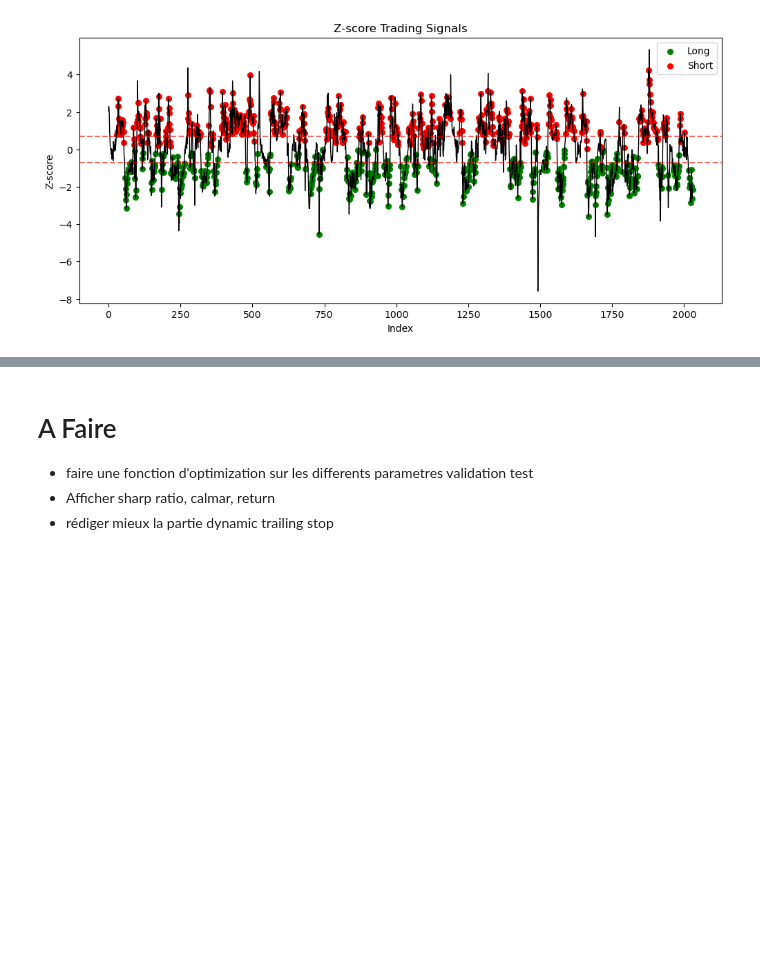
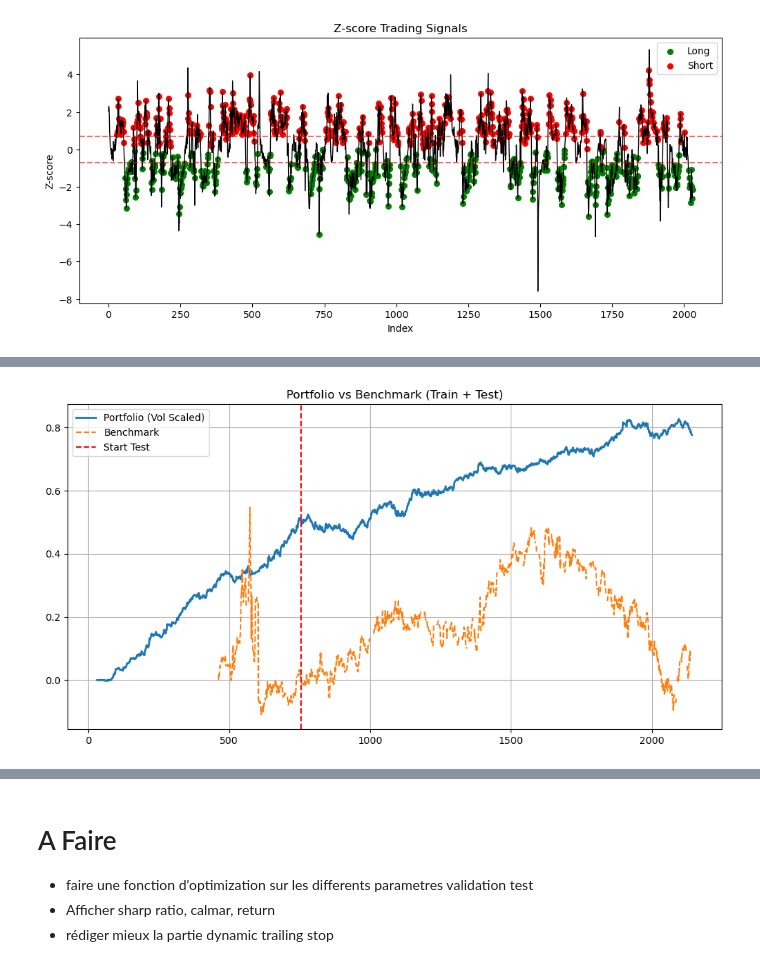
Before and after one commit to NatachaGsn/rice-trading-project, a Jupyter notebook: Trading_game2.ipynb, the cells around one changed output, grey strips where cells are left out. Drawn from its saved outputs; the diff is of its cells as text; code cells hidden in the pictures; blank space fills up the shorter version.

```diff
--- a/Trading_game2.ipynb
+++ b/Trading_game2.ipynb
@@ -667,0 +709,97 @@ plot_zscore_signals(df_res)
+# %%
+import pandas as pd
+import numpy as np
+import matplotlib.pyplot as plt
+
+returns_dict = {}
+split_index_ref = None
+
+# =========================
+# 1. Collect returns
+# =========================
+
+for pair, Y in pairs_Y.items():
+
+    params = best_params_all[pair]
+
+    res = run_strategy(
+        Y,
+        lookback=params["lookback"],
+        L_v=params["L_v"],
+        k=params["k"],
+        threshold=params["threshold"],
+        transaction_cost=0.0,
+        split=0.6,
+        base_stop=params["base_stop"],
+        exit_band=params["exit_band"]
+    )
+
+    returns = res["returns"]
+    split_idx = res["split_index"]
+
+    time_index = Y.index[-len(returns):]
+
+    returns_dict[f"{pair[0]}-{pair[1]}"] = pd.Series(returns, index=time_index)
+
+    if split_index_ref is None:
+        split_index_ref = split_idx
+
+# =========================
+# 2. Align all returns
+# =========================
+
+df_returns = pd.DataFrame(returns_dict)
+
+# =========================
+# 3. Volatility scaling (TRAIN ONLY)
+# =========================
+
+train_returns = df_returns.iloc[:split_index_ref]
+
+vols = train_returns.std()
+
+weights = 1 / vols
+weights = weights / weights.sum()
+
+# =========================
+# 4. Portfolio returns
+# =========================
+
+portfolio_returns = df_returns.mul(weights, axis=1).sum(axis=1)
+
+portfolio_cum = portfolio_returns.cumsum()
+
+# =========================
+# 5. Benchmark
+# =========================
+
+benchmark_price = log_prices["Futures"].iloc[-len(portfolio_cum):]
+benchmark_price.index = portfolio_cum.index
+
+benchmark_returns = benchmark_price.diff()
+benchmark_cum = benchmark_returns.cumsum()
+
+# =========================
+# 6. Plot
+# =========================
+
+plt.figure(figsize=(12,6))
+
+plt.plot(portfolio_cum.index, portfolio_cum, label="Portfolio (Vol Scaled)", linewidth=2)
+plt.plot(benchmark_cum.index, benchmark_cum, label="Benchmark", linestyle='--')
+
+# ligne train/test
+plt.axvline(
+    x=portfolio_cum.index[split_index_ref],
+    color='red',
+    linestyle='--',
+    label='Start Test'
+)
+
+plt.title("Portfolio vs Benchmark (Train + Test)")
+plt.legend()
+plt.grid()
+
+plt.show()
+# %% [output]
+[figure, added]
```
Also changed, not shown: parts of 14 cells of this notebook.
